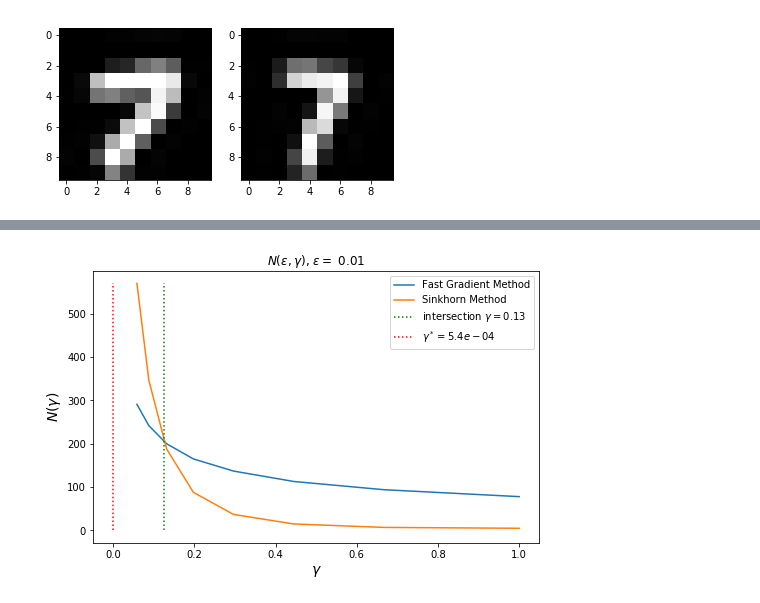
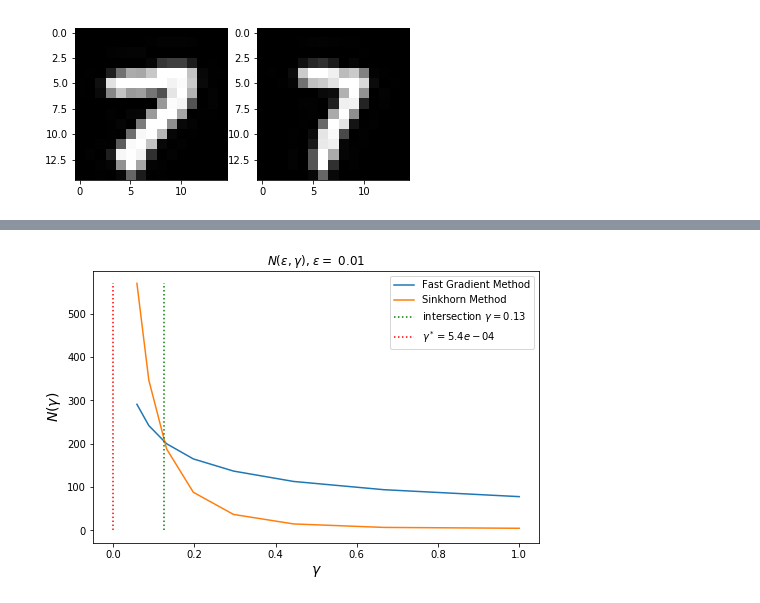
Before and after one commit to dmivilensky/Wasserstein-distance-calculation, a Jupyter notebook: experiments/experiments.ipynb, the cells around one changed output, grey strips where cells are left out. Drawn from its saved outputs; the diff is of its cells as text; code cells hidden in the pictures.

```diff
--- a/experiments/experiments.ipynb
+++ b/experiments/experiments.ipynb
@@ -17,8 +17,12 @@ def sinkhorn(C, p, q, gamma=0.1, eps=0.01, log=False):
     sm = SinkhornMethod(gamma, n=p.shape[0], epsilon=eps, log=log)
     x, inner_iterations_num, outer_iterations_num = sm.fit(C, p, q, with_prox=False)
     return x, inner_iterations_num, outer_iterations_num
-# %%
-C, p, q = Experiments.load_data('1.png', '2.png')
-# %% [output]
-[figure, removed]
+# %%
+problems = []
+
+for i in range(10, 20, 1):
+    (C, p, q) = Experiments.load_data('1.png', '2.png', show=i==15, size=i)
+    problems.append((C, p, q))
+# %% [output]
+[figure, added]
 # %%
```
Also changed, not shown: parts of 5 cells of this notebook, 2 other files.
